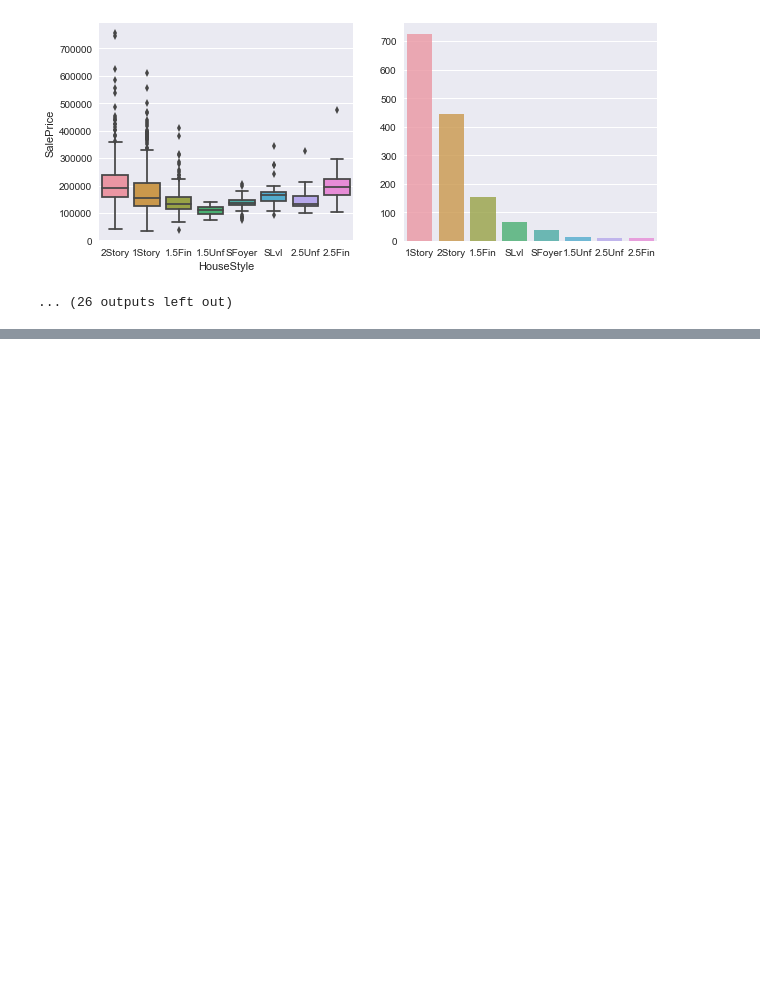
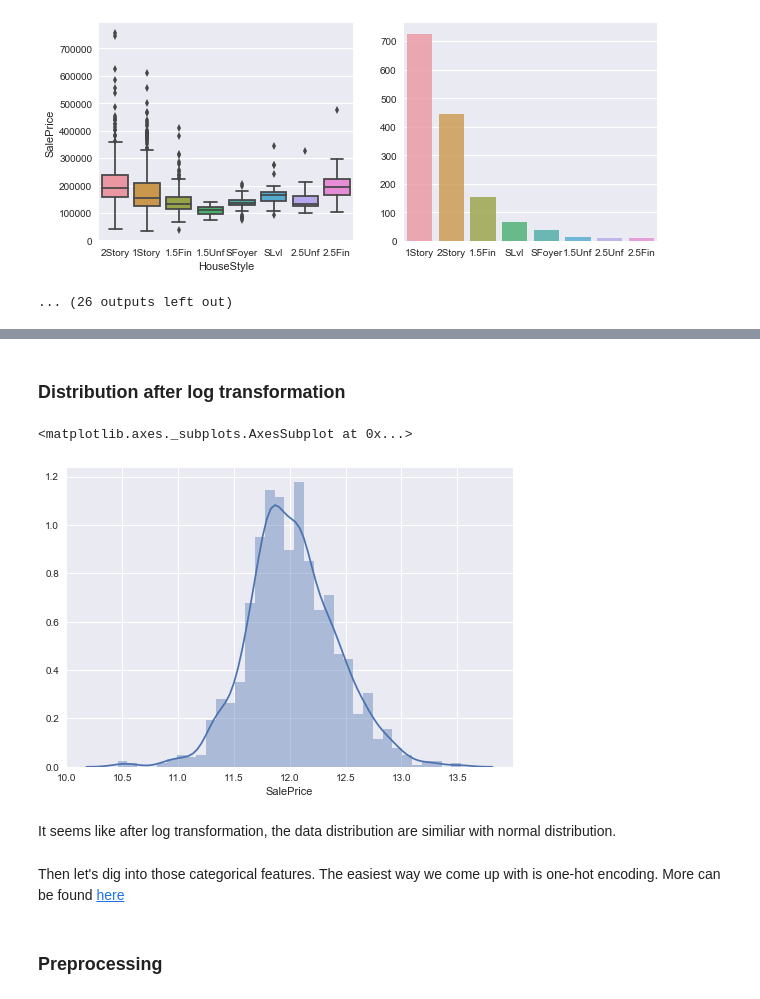
Before and after one commit to AngeloK/house-price-prediction, a Jupyter notebook: main-notebook.ipynb, the cells around one changed output, grey strips where cells are left out. Drawn from its saved outputs; the diff is of its cells as text; code cells hidden in the pictures; blank space fills up the shorter version.

```diff
--- a/main-notebook.ipynb
+++ b/main-notebook.ipynb
@@ -227,0 +253,14 @@ for var in obj_vars.columns:
+# %% [markdown]
+### Distribution after log transformation
+# %%
+sale_prices = np.log(sale_prices)
+sn.distplot(sale_prices)
+# %% [output]
+<matplotlib.axes._subplots.AxesSubplot at 0x...>
+[figure, added]
+# %% [markdown]
+It seems like after log transformation, the data distribution are similiar with normal distribution.
+# %% [markdown]
+Then let's dig into those categorical features. The easiest way we come up with is one-hot encoding. More can be found [here](https://en.wikipedia.org/wiki/One-hot)
+# %% [markdown]
+### Preprocessing
```
Also changed, not shown: parts of 17 cells of this notebook.
